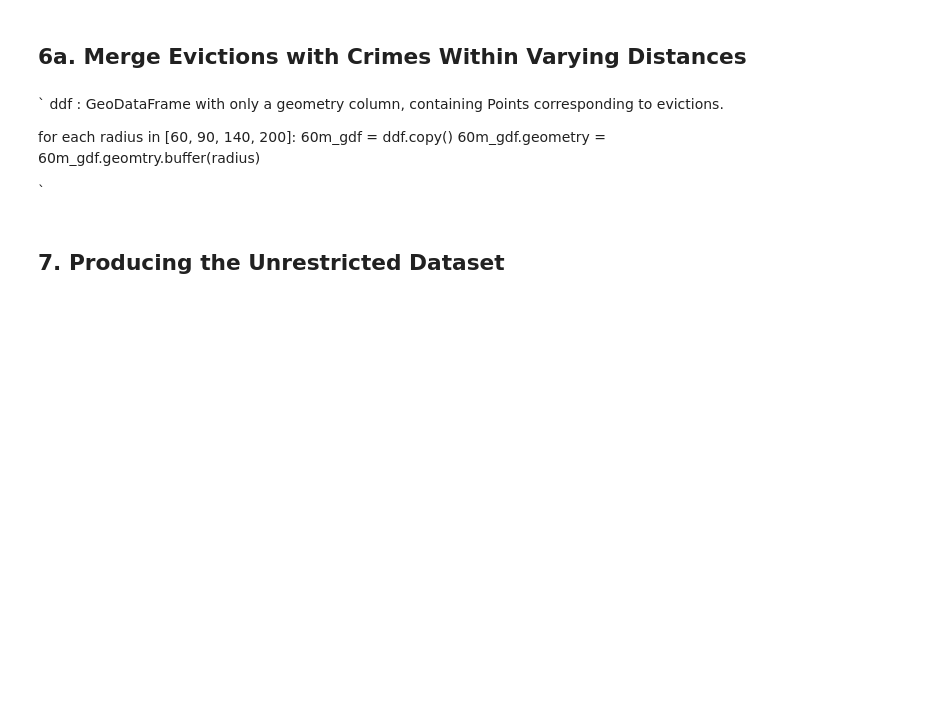
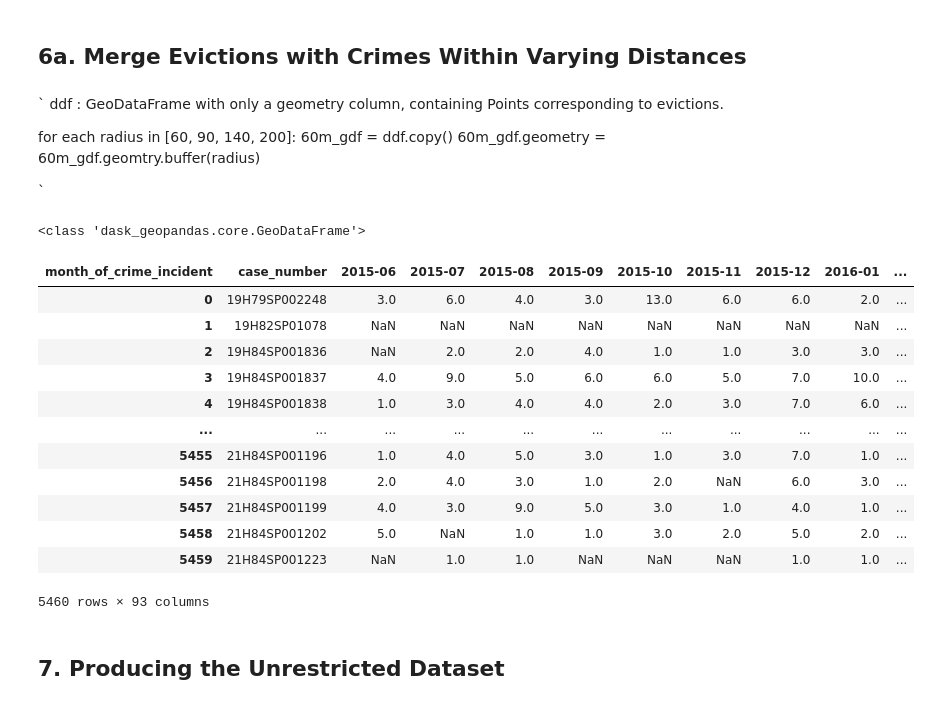
Before and after one commit to arjun-shanmugam/seniorthesis, a Jupyter notebook: src/01_build/06_merge.ipynb, the cells around one changed output. Cells and saved outputs as stored; diff of their text form; code cells hidden in the pictures; blank space fills up the shorter version.

Commit message:
Improved readability of non-Dask merges

```diff
--- a/src/01_build/06_merge.ipynb
+++ b/src/01_build/06_merge.ipynb
@@ -179,7 +183,7 @@ crime_dgdf = crime_dgdf.dissolve(by='INCIDENT_NUMBER').reset_index()
 ddf = dask_geopandas.sjoin(crime_dgdf,
                             ddf,
                             how='inner',
-                            predicate='within').compute()
+                            predicate='within')
 
 # We no longer have any use for crime incident geometry.
 ddf = ddf.drop(columns='geometry')
@@ -212,7 +216,6 @@ to_concat = []
 crimes_own_parcel_data = ddf[value_vars_crimes_own_parcel]
 to_concat.append(crimes_own_parcel_data)
 ddf = ddf.drop(columns=value_vars_crimes_own_parcel)  # Drop from ddf so that we are not spatially joining unnecessary data.
-ddf = ddf[['longitude', 'latitude']]  # Can merge eviction data later; only need geometry column for spatial join.
 # %% [markdown]
 ## 6a. Merge Evictions with Crimes Within Varying Distances
 # %% [markdown]
@@ -225,22 +228,50 @@ for each radius in [60, 90, 140, 200]:
     60m_gdf.geometry = 60m_gdf.geomtry.buffer(radius)
 
 `
-# %%
-# TODO: perform merge at each value of radius
-
-# Drop existing geometry column and create a new one using the latitude and longitude of the eviction coordinates.
-ddf = ddf.drop(columns='geometry')
-ddf = gpd.GeoDataFrame(ddf,
-                          geometry=gpd.points_from_xy(ddf['longitude'], ddf['latitude']))
-
-ddf = ddf.set_crs("EPSG:4326", allow_override=True).to_crs('EPSG:26986')
-
-
-
-
-ddf.geometry = ddf.geometry.buffer(500)  # Add 500m buffer around every eviction.
-ddf = dask_geopandas.from_geopandas(ddf, npartitions=N_PARTITIONS).repartition(partition_size='50 MB')
-# ddf is now a dask-geodataframe where each eviction's geometry is a 500
+# %%
+# Drop existing geometry column and create a new one using the latitude and longitude of the eviction coordinates.
+ddf = gpd.GeoDataFrame(ddf,
+                          geometry=gpd.points_from_xy(ddf['longitude'], ddf['latitude']))
+ddf = ddf.set_crs("EPSG:4326", allow_override=True).to_crs('EPSG:26986')
+ddf = ddf.reset_index()  # We need case_number as a column for gropuby operation.
+
+# TODO: perform merge at each value of radius
+for radius in [60, 90, 140, 200]:
+    current_gdf = ddf.copy()  # Copy dataframe containing geometry for each eviction.
+    current_gdf.geometry = current_gdf.geometry.buffer(radius)  # Add buffer.
+
+    # Convert to Dask-GeoDataFrame and repartition
+    current_dgdf = dask_geopandas.from_geopandas(current_gdf, npartitions=N_PARTITIONS)
+    current_dgdf = current_dgdf.repartition(partition_size='25 MB')
+
+    current_dgdf = dask_geopandas.sjoin(crime_dgdf,
+                            current_dgdf,
+                            how='inner',
+                            predicate='within')
+    print(type(current_dgdf))
+    # We no longer have any use for crime incident geometry.
+    current_dgdf = current_dgdf.drop(columns='geometry')
+
+    current_dgdf = aggregate_crime_to_case_month(current_dgdf)
+    break
+    # TODO: finish aggregating crimes to case month, rename value vars, add to to_concat,
+    # then continue the for loop to the next iteration!
+current_dgdf
+# %% [output]
+<class 'dask_geopandas.core.GeoDataFrame'>
+| month_of_crime_incident | case_number | 2015-06 | 2015-07 | 2015-08 | 2015-09 | 2015-10 | 2015-11 | 2015-12 | 2016-01 | ... |
+| 0 | 19H79SP002248 | 3.0 | 6.0 | 4.0 | 3.0 | 13.0 | 6.0 | 6.0 | 2.0 | ... |
+| 1 | 19H82SP01078 | NaN | NaN | NaN | NaN | NaN | NaN | NaN | NaN | ... |
+| 2 | 19H84SP001836 | NaN | 2.0 | 2.0 | 4.0 | 1.0 | 1.0 | 3.0 | 3.0 | ... |
+| 3 | 19H84SP001837 | 4.0 | 9.0 | 5.0 | 6.0 | 6.0 | 5.0 | 7.0 | 10.0 | ... |
+| 4 | 19H84SP001838 | 1.0 | 3.0 | 4.0 | 4.0 | 2.0 | 3.0 | 7.0 | 6.0 | ... |
+| ... | ... | ... | ... | ... | ... | ... | ... | ... | ... | ... |
+| 5455 | 21H84SP001196 | 1.0 | 4.0 | 5.0 | 3.0 | 1.0 | 3.0 | 7.0 | 1.0 | ... |
+| 5456 | 21H84SP001198 | 2.0 | 4.0 | 3.0 | 1.0 | 2.0 | NaN | 6.0 | 3.0 | ... |
+| 5457 | 21H84SP001199 | 4.0 | 3.0 | 9.0 | 5.0 | 3.0 | 1.0 | 4.0 | 1.0 | ... |
+| 5458 | 21H84SP001202 | 5.0 | NaN | 1.0 | 1.0 | 3.0 | 2.0 | 5.0 | 2.0 | ... |
+| 5459 | 21H84SP001223 | NaN | 1.0 | 1.0 | NaN | NaN | NaN | 1.0 | 1.0 | ... |
+5460 rows × 93 columns
 # %% [markdown]
 ## 7. Producing the Unrestricted Dataset
 # %%
```
Also changed, not shown: parts of 6 cells of this notebook, 1 other file.
